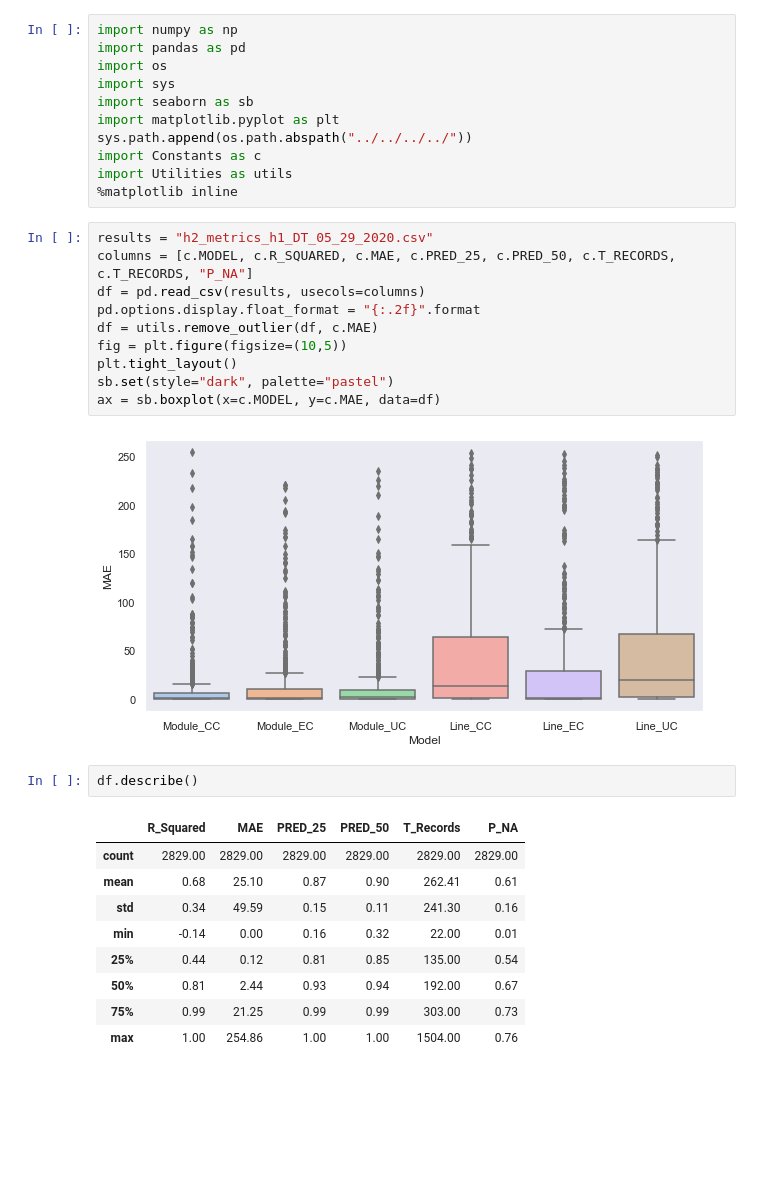
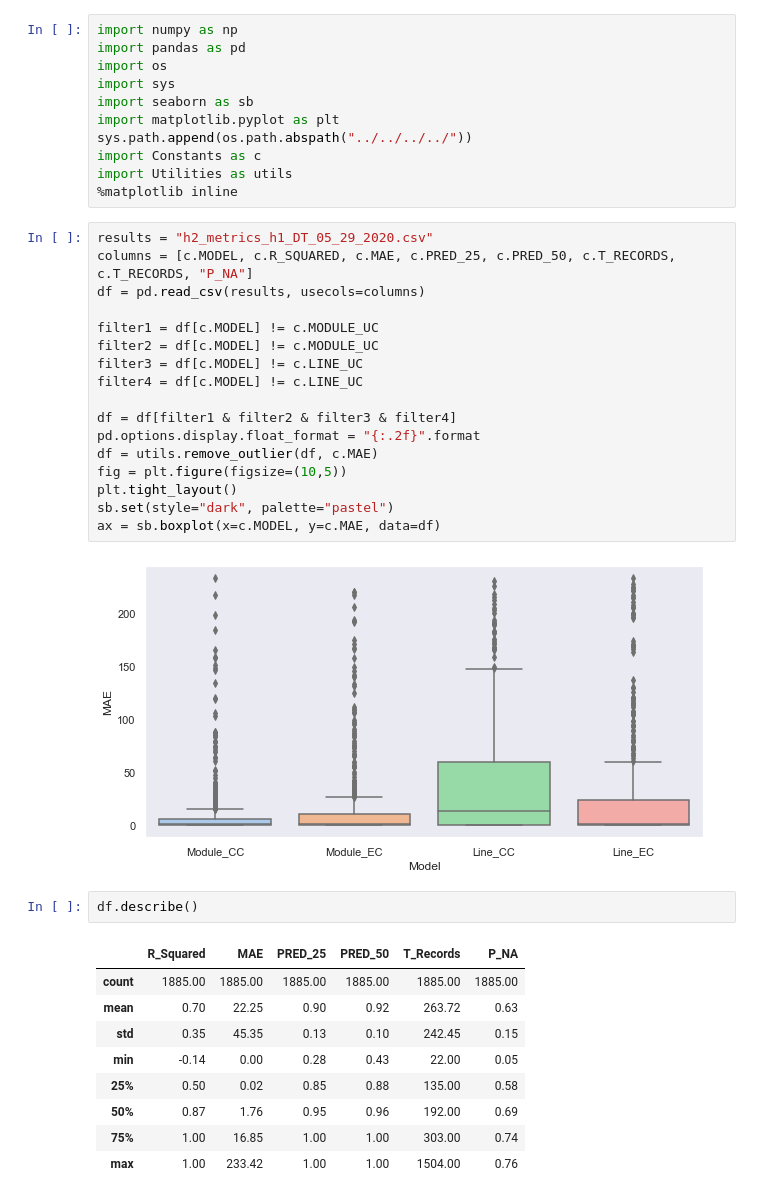
Before and after one commit to housemex408/iROIEstimator, a Jupyter notebook: scripts/notebook/results/FINAL/Model Comparison/ch4_desc_stats.ipynb, the cells around one changed output. Drawn from its saved outputs; the diff is of its cells as text; blank space fills up the shorter version.

```diff
--- a/scripts/notebook/results/FINAL/Model Comparison/ch4_desc_stats.ipynb
+++ b/scripts/notebook/results/FINAL/Model Comparison/ch4_desc_stats.ipynb
@@ -12,27 +12,34 @@ import Utilities as utils
 # %%
 results = "h2_metrics_h1_DT_05_29_2020.csv"
 columns = [c.MODEL, c.R_SQUARED, c.MAE, c.PRED_25, c.PRED_50, c.T_RECORDS, c.T_RECORDS, "P_NA"]
 df = pd.read_csv(results, usecols=columns)
+
+filter1 = df[c.MODEL] != c.MODULE_UC
+filter2 = df[c.MODEL] != c.MODULE_UC
+filter3 = df[c.MODEL] != c.LINE_UC
+filter4 = df[c.MODEL] != c.LINE_UC
+
+df = df[filter1 & filter2 & filter3 & filter4]
 pd.options.display.float_format = "{:.2f}".format
 df = utils.remove_outlier(df, c.MAE)
 fig = plt.figure(figsize=(10,5))
 plt.tight_layout()
 sb.set(style="dark", palette="pastel")
 ax = sb.boxplot(x=c.MODEL, y=c.MAE, data=df)
 # %% [output]
-[figure, old version]
+[figure, new version]
 # %%
 df.describe()
 # %% [output]
 |  | R_Squared | MAE | PRED_25 | PRED_50 | T_Records | P_NA |
-| count | 2829.00 | 2829.00 | 2829.00 | 2829.00 | 2829.00 | 2829.00 |
-| mean | 0.68 | 25.10 | 0.87 | 0.90 | 262.41 | 0.61 |
-| std | 0.34 | 49.59 | 0.15 | 0.11 | 241.30 | 0.16 |
-| min | -0.14 | 0.00 | 0.16 | 0.32 | 22.00 | 0.01 |
-| 25% | 0.44 | 0.12 | 0.81 | 0.85 | 135.00 | 0.54 |
-| 50% | 0.81 | 2.44 | 0.93 | 0.94 | 192.00 | 0.67 |
-| 75% | 0.99 | 21.25 | 0.99 | 0.99 | 303.00 | 0.73 |
-| max | 1.00 | 254.86 | 1.00 | 1.00 | 1504.00 | 0.76 |
+| count | 1885.00 | 1885.00 | 1885.00 | 1885.00 | 1885.00 | 1885.00 |
+| mean | 0.70 | 22.25 | 0.90 | 0.92 | 263.72 | 0.63 |
+| std | 0.35 | 45.35 | 0.13 | 0.10 | 242.45 | 0.15 |
+| min | -0.14 | 0.00 | 0.28 | 0.43 | 22.00 | 0.05 |
+| 25% | 0.50 | 0.02 | 0.85 | 0.88 | 135.00 | 0.58 |
+| 50% | 0.87 | 1.76 | 0.95 | 0.96 | 192.00 | 0.69 |
+| 75% | 1.00 | 16.85 | 1.00 | 1.00 | 303.00 | 0.74 |
+| max | 1.00 | 233.42 | 1.00 | 1.00 | 1504.00 | 0.76 |
 # %%
 results = "h2_metrics_h1_LR_05_29_2020.csv"
 df = pd.read_csv(results, usecols=columns)
```
Also changed, not shown: parts of 3 cells of this notebook, 7 other files.
